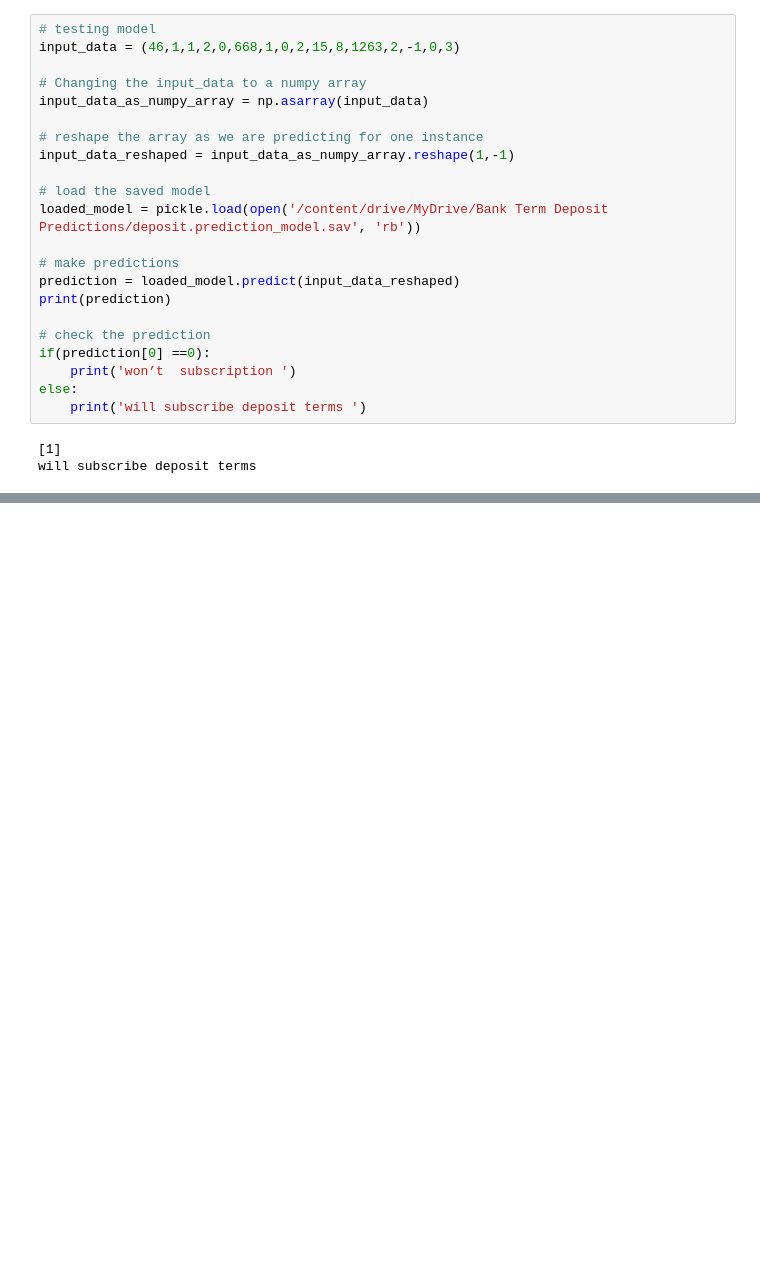
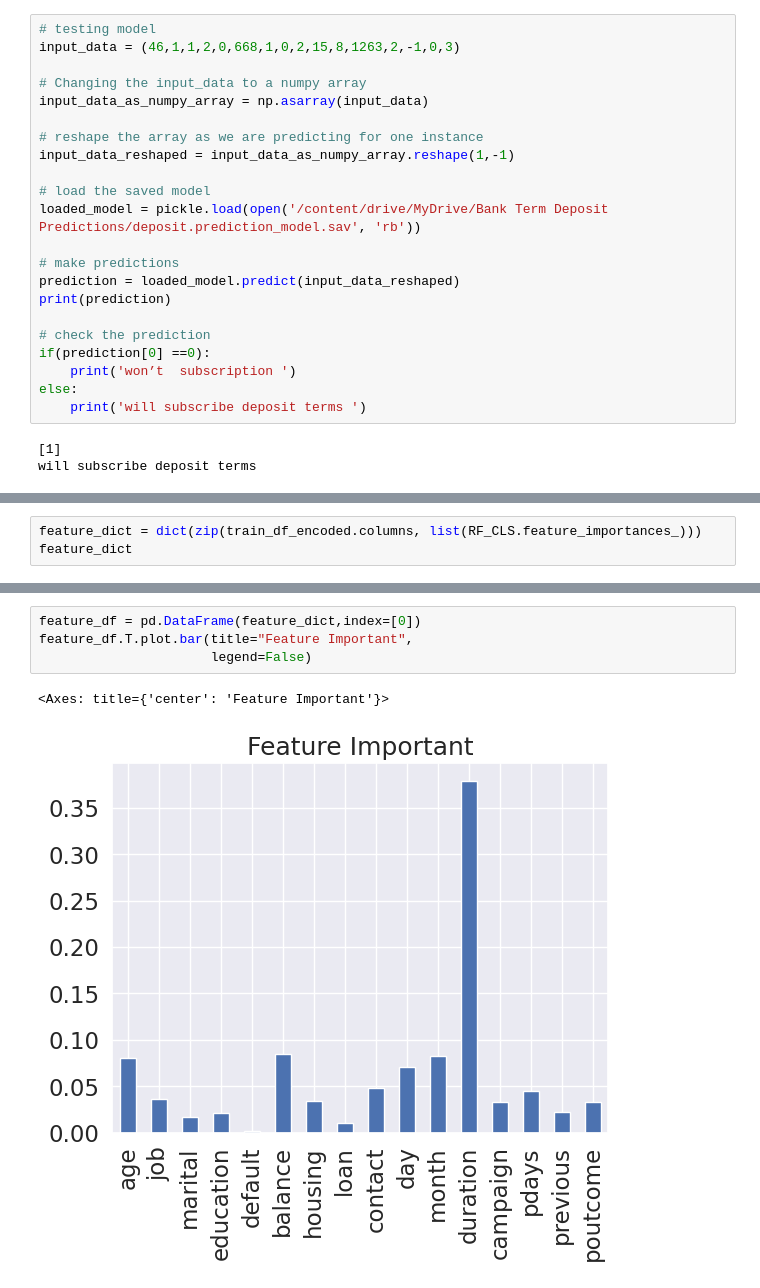
Before and after one commit to Thibsuda/Bank_Term_Deposit_Predictions, a Jupyter notebook: Bank_Term_Deposit_Predictions.ipynb, the cells around one changed output, grey strips where cells are left out. Saved outputs shown, nothing was run; the diff lists cells and outputs as text; blank space fills up the shorter version.

```diff
--- a/Bank_Term_Deposit_Predictions.ipynb
+++ b/Bank_Term_Deposit_Predictions.ipynb
@@ -1068,0 +1078,3 @@ will subscribe deposit terms
+# %%
+feature_dict = dict(zip(train_df_encoded.columns, list(RF_CLS.feature_importances_)))
+feature_dict
@@ -1068,0 +1098,7 @@ will subscribe deposit terms
+# %%
+feature_df = pd.DataFrame(feature_dict,index=[0])
+feature_df.T.plot.bar(title="Feature Important",
+                      legend=False)
+# %% [output]
+<Axes: title={'center': 'Feature Important'}>
+[figure, added]
```
Also changed, not shown: parts of 6 cells of this notebook.
